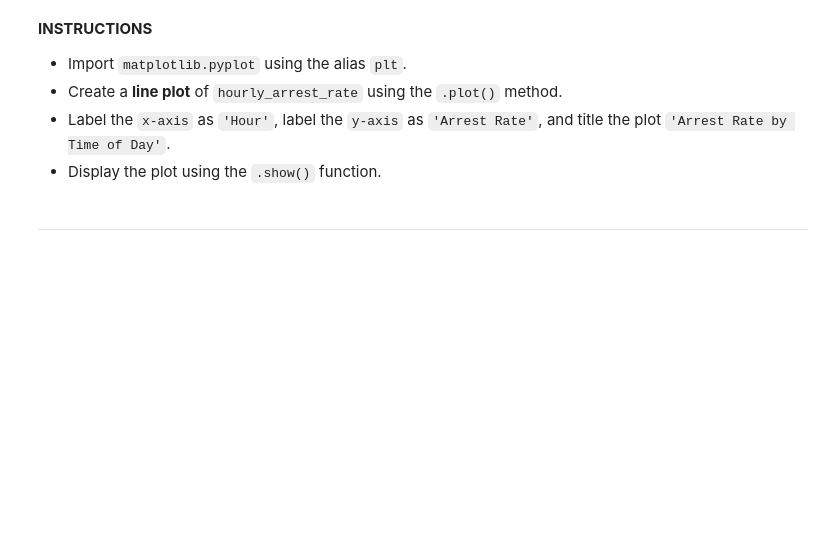
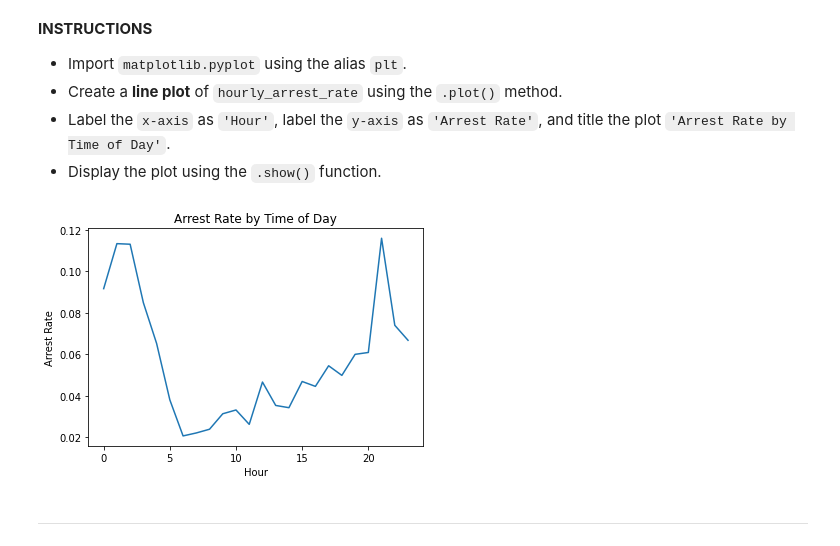
Before and after one commit to Bir01/02_DATA_SCIENCE_DATA_ANALYTICS_MODULE, a Jupyter notebook: 2- Weekly Agendas/Week_5/TrafficPoliceStopProject_Part-3_Visual-Exploratory-Data-Analysis_Student.ipynb, the cells around one changed output. Saved outputs shown, nothing was run; the diff lists cells and outputs as text; code cells hidden in the pictures; blank space fills up the shorter version.

```diff
--- a/2- Weekly Agendas/Week_5/TrafficPoliceStopProject_Part-3_Visual-Exploratory-Data-Analysis_Student.ipynb
+++ b/2- Weekly Agendas/Week_5/TrafficPoliceStopProject_Part-3_Visual-Exploratory-Data-Analysis_Student.ipynb
@@ -47,0 +112,2 @@ ri.head(1)
+# %%
+ri.index = ri.index.astype('datetime64[ns]', copy=True)
@@ -47,0 +155,3 @@ ri.head(1)
+# %%
+hourly_arrest_rate = ri.groupby(ri.index.hour).is_arrested.mean()
+hourly_arrest_rate
@@ -63,3 +196,13 @@ This plot should help you to spot some trends that may not have been obvious whe
+# %%
+hourly_arrest_rate.plot()
+
+plt.title("Arrest Rate by Time of Day")
+plt.xlabel("Hour")
+plt.ylabel("Arrest Rate")
+
+plt.show()
+# %% [output]
+[figure, added]
 # %% [markdown]
 ***
 # %% [markdown]
```
Also changed, not shown: parts of 52 cells of this notebook, 2 other files.
